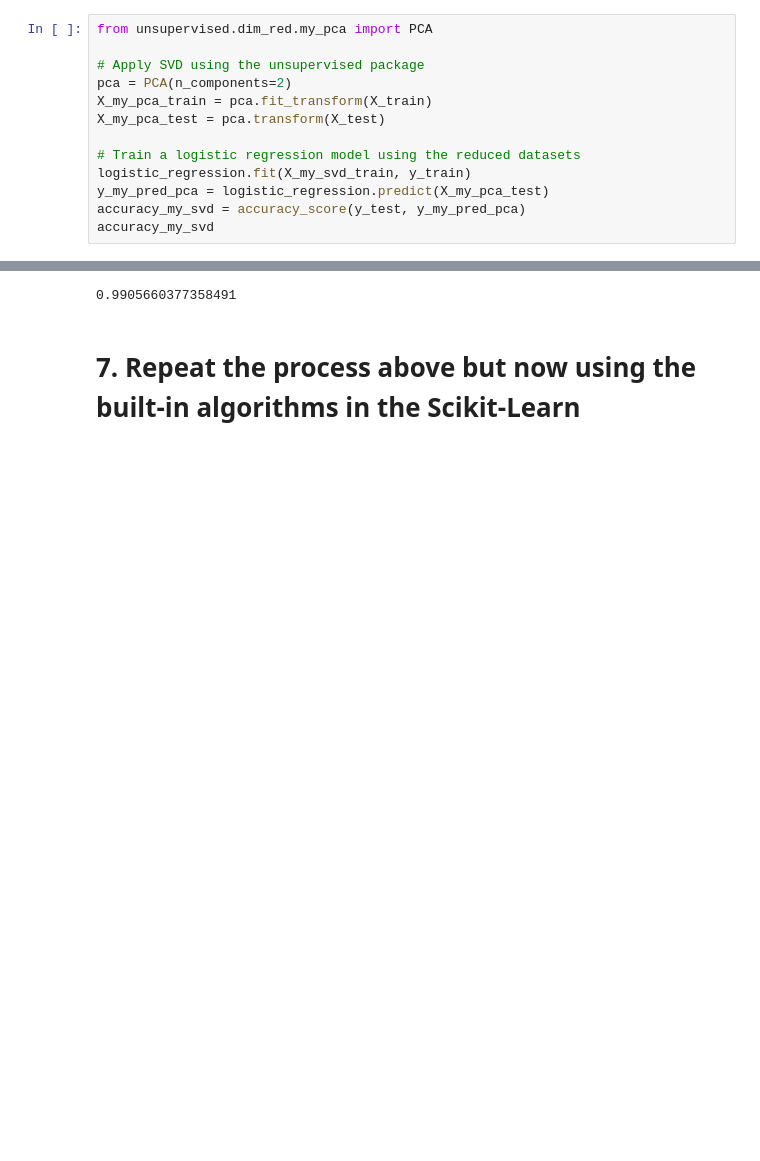
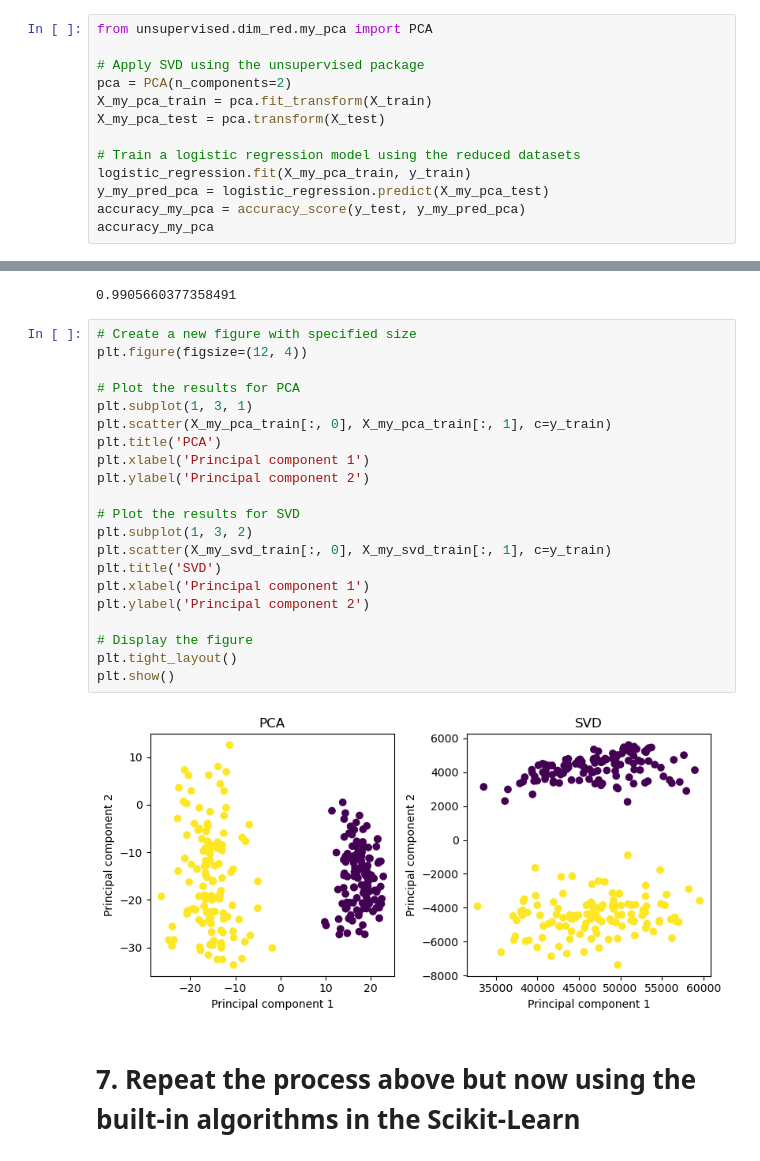
Before and after one commit to melissaortegaa/machine_learning_2, a Jupyter notebook: lab1_dim_red/lab1_dim_red.ipynb, the cells around one changed output, grey strips where cells are left out. Cells and saved outputs as stored; diff of their text form; blank space fills up the shorter version.

```diff
--- a/lab1_dim_red/lab1_dim_red.ipynb
+++ b/lab1_dim_red/lab1_dim_red.ipynb
@@ -484,8 +484,8 @@ X_my_pca_train = pca.fit_transform(X_train)
 X_my_pca_test = pca.transform(X_test)
 
 # Train a logistic regression model using the reduced datasets
-logistic_regression.fit(X_my_svd_train, y_train)
+logistic_regression.fit(X_my_pca_train, y_train)
 y_my_pred_pca = logistic_regression.predict(X_my_pca_test)
-accuracy_my_svd = accuracy_score(y_test, y_my_pred_pca)
-accuracy_my_svd
+accuracy_my_pca = accuracy_score(y_test, y_my_pred_pca)
+accuracy_my_pca
 # %% [output]
@@ -505,6 +505,29 @@ accuracy_my_svd = accuracy_score(y_test, y_my_pred_svd)
 accuracy_my_svd
 # %% [output]
 0.9905660377358491
+# %%
+# Create a new figure with specified size
+plt.figure(figsize=(12, 4))
+
+# Plot the results for PCA
+plt.subplot(1, 3, 1)
+plt.scatter(X_my_pca_train[:, 0], X_my_pca_train[:, 1], c=y_train)
+plt.title('PCA')
+plt.xlabel('Principal component 1')
+plt.ylabel('Principal component 2')
+
+# Plot the results for SVD
+plt.subplot(1, 3, 2)
+plt.scatter(X_my_svd_train[:, 0], X_my_svd_train[:, 1], c=y_train)
+plt.title('SVD')
+plt.xlabel('Principal component 1')
+plt.ylabel('Principal component 2')
+
+# Display the figure
+plt.tight_layout()
+plt.show()
+# %% [output]
+[figure, added]
 # %% [markdown]
 # 7. Repeat the process above but now using the built-in algorithms in the Scikit-Learn
 # %%
```
Also changed, not shown: parts of 13 cells of this notebook, 3 other files.
